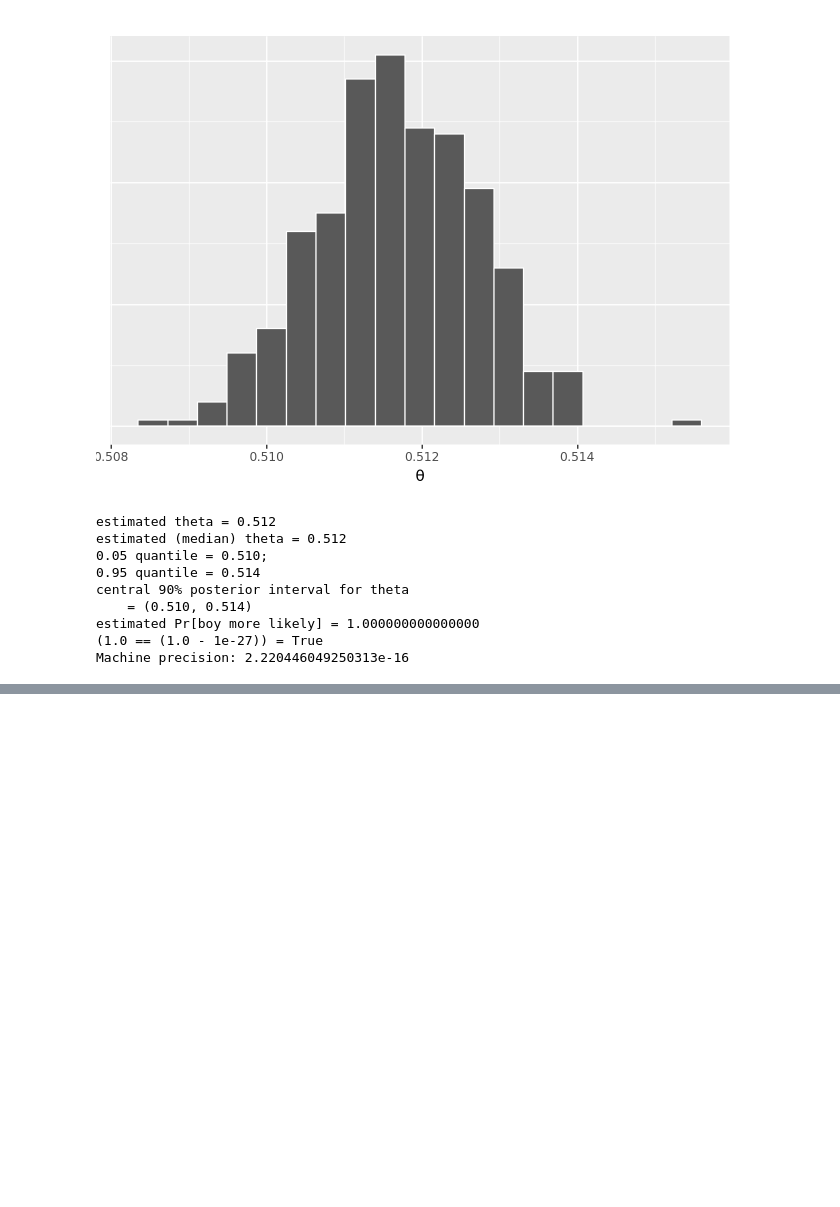
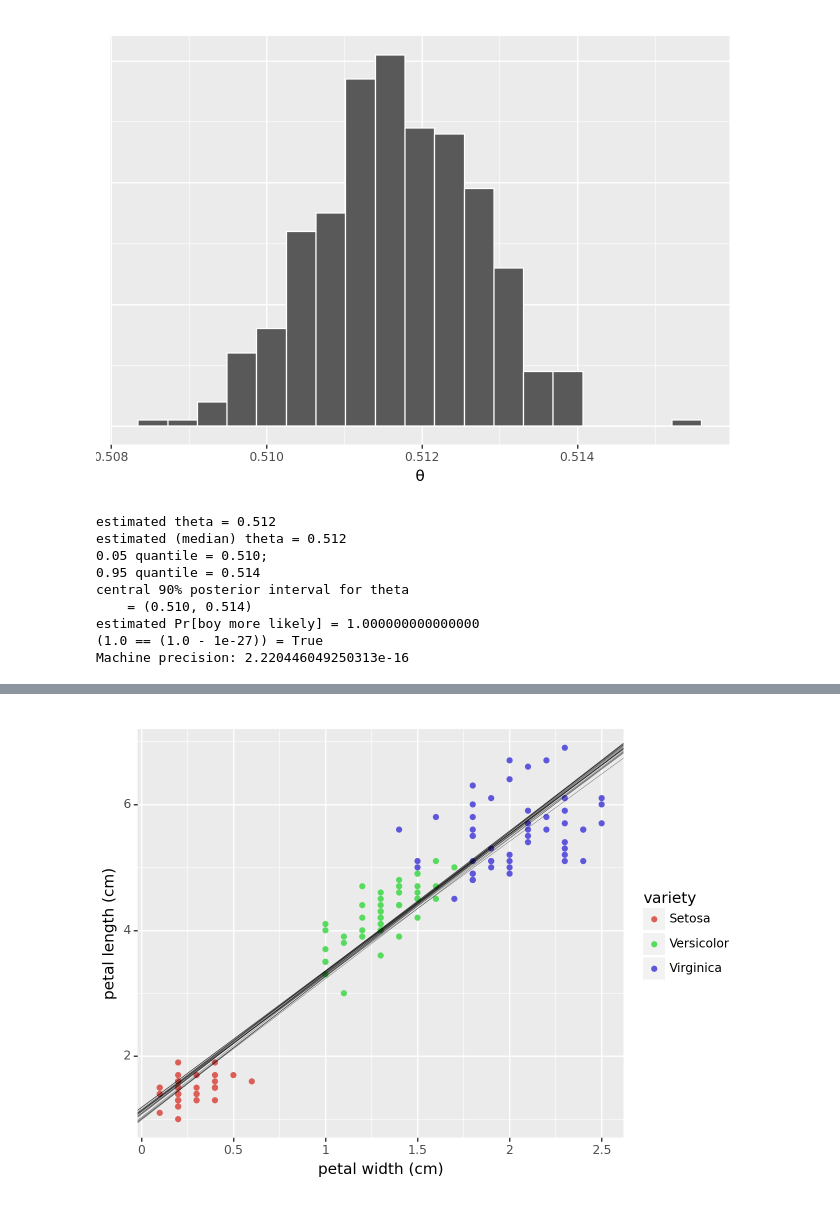
Before and after one commit to emmanuelmokel/PPL-practice, a Jupyter notebook: Stan/pystan_intro.ipynb, the cells around one changed output, grey strips where cells are left out. Saved outputs shown, nothing was run; the diff lists cells and outputs as text; code cells hidden in the pictures; blank space fills up the shorter version.

```diff
--- a/Stan/pystan_intro.ipynb
+++ b/Stan/pystan_intro.ipynb
@@ -383,0 +478,24 @@ sample.summary(sig_figs = 3)
+# %%
+def iris_data_frame():
+    return pd.read_csv('iris.csv')
+
+def iris_data():
+    df = iris_data_frame()
+    N = df.shape[0]
+    petal_width = df['petal.width']
+    petal_length = df['petal.length']
+    species = 1 + pd.Series(df['variety']).astype('category').cat.codes
+    num_species = 3
+    data = {'N': N,
+            'K': num_species,
+            'species': species,
+            'petal_width': petal_width,
+            'petal_length': petal_length,}
+    return data
+
+M = 100 if DRAFT else 1000
+model = csp.CmdStanModel(stan_file = 'iris-petals.stan')
+sample = model.sample(data = iris_data(), seed = 123,
+                      iter_warmup = M, iter_sampling = M,
+                      show_progress = False, show_console = False)
+sample.summary(sig_figs = 2)
@@ -383,0 +508,15 @@ sample.summary(sig_figs = 3)
+# %%
+alpha_draws = sample.stan_variable('alpha')
+beta_draws = sample.stan_variable('beta')
+plot =  pn.ggplot(df, pn.aes(x='petal.width', y='petal.length',
+                             color='variety'))
+plot = plot +  pn.geom_point()
+plot = plot +  pn.labs(x = "petal width (cm)", y = "petal length (cm)")
+for a, b in zip(alpha_draws[0:20], beta_draws[0:20]):
+    plot = plot + pn.geom_abline(intercept = a, slope = b,
+                                 alpha = 0.5, size = 0.2)
+mydraw(
+  plot
+)
+# %% [output]
+[figure, added]
```
Also changed, not shown: parts of 16 cells of this notebook, 7 other files.
